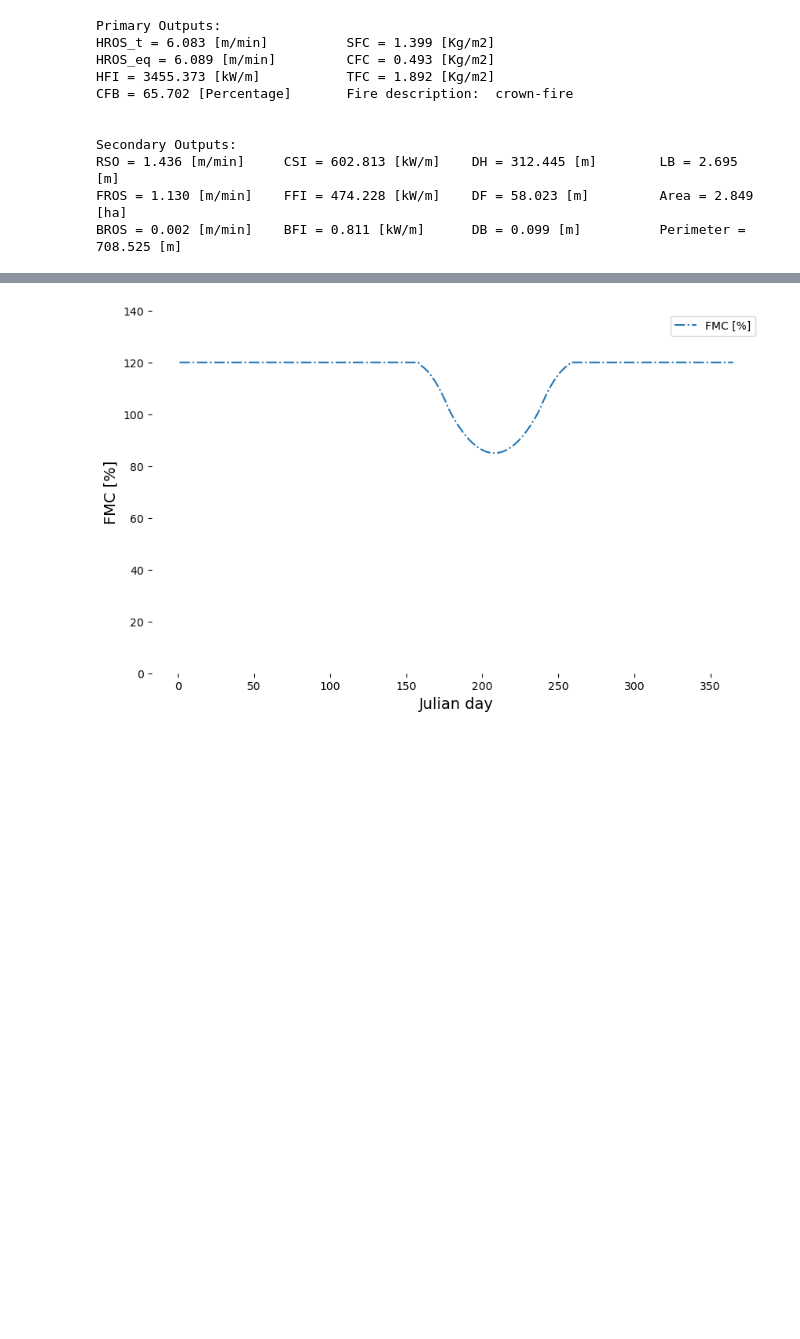
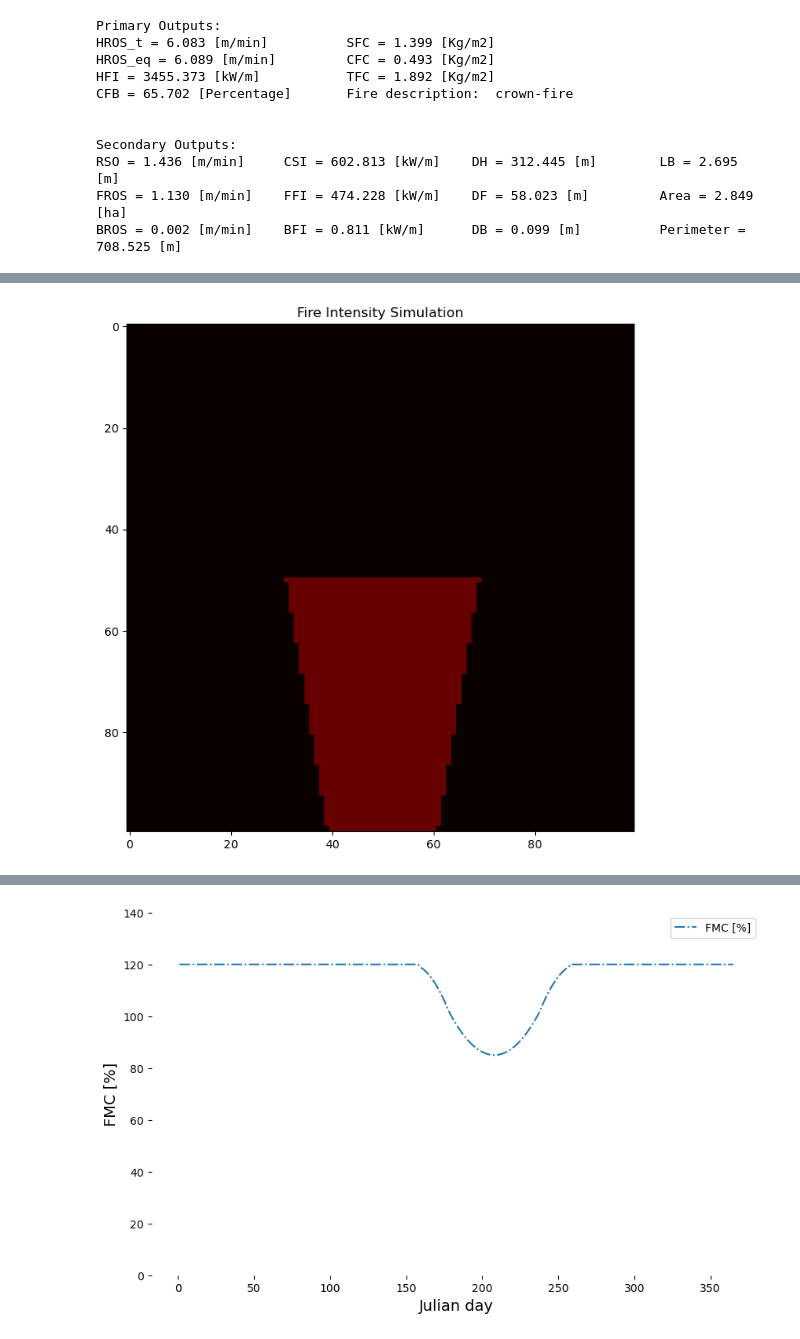
Before and after one commit to Sigggma/c2f-python, a Jupyter notebook: test python preliminar/main.ipynb, the cells around one changed output, grey strips where cells are left out. Saved outputs shown, nothing was run; the diff lists cells and outputs as text; code cells hidden in the pictures; blank space fills up the shorter version.

```diff
--- a/test python preliminar/main.ipynb
+++ b/test python preliminar/main.ipynb
@@ -688,0 +977,59 @@ FloatSlider(value=1.0, continuous_update=False, description='Intensity:', max=2.
+# %%
+import numpy as np
+import matplotlib.pyplot as plt
+from matplotlib import animation, rc
+from IPython.display import HTML
+
+# Tamaño de la cuadrícula para la simulación
+grid_size = 100
+
+# Inicialización de la cuadrícula de intensidad del fuego
+fire_grid = np.zeros((grid_size, grid_size))
+
+# Punto de inicio del fuego, utilizando el centro de la cuadrícula
+fire_start = (grid_size // 2, grid_size // 2)
+fire_grid[fire_start] = 3455.373  # HFI
+
+# Tasas de propagación [m/min] convertidas a índices de cuadrícula por paso de tiempo
+# Suponiendo que cada unidad de cuadrícula representa 1 metro y cada paso de tiempo es 1 minuto
+# Para simplificar, consideraremos la tasa de propagación como la cantidad de celdas afectadas por minuto
+hros_steps = int(6.083)  # HROS convertido a pasos de cuadrícula
+fros_steps = int(1.130)  # FROS convertido a pasos de cuadrícula
+bros_steps = int(0.002)  # BROS convertido a pasos de cuadrícula, que es prácticamente 0 y puede ignorarse para la visualización
+
+# Función para simular la propagación del fuego
+def simulate_fire_propagation(step, fire_grid, hros_steps, fros_steps):
+    new_fire_grid = np.copy(fire_grid)
+    for i in range(grid_size):
+        for j in range(grid_size):
+            if fire_grid[i, j] > 0:
+                # Propagar hacia adelante basado en HROS
+                for h_step in range(1, hros_steps + 1):
+                    if i + h_step < grid_size:
+                        new_fire_grid[i + h_step, j] = 3455.373  # HFI
+                # Propagar hacia los lados basado en FROS
+                for f_step in range(1, fros_steps + 1):
+                    if j + f_step < grid_size:
+                        new_fire_grid[i, j + f_step] = 474.228  # FFI
+                    if j - f_step >= 0:
+                        new_fire_grid[i, j - f_step] = 474.228  # FFI
+    return new_fire_grid
+
+# Función para actualizar el gráfico
+def update_plot(frame, fire_grid, hros_steps, fros_steps):
+    global grid
+    if frame > 0:  # Ignora el primer frame para mantener el punto de inicio visible
+        grid = simulate_fire_propagation(frame, grid, hros_steps, fros_steps)
+    plt.imshow(grid, cmap='hot', interpolation='nearest', vmin=0, vmax=3455.373)
+    plt.title('Fire Intensity Simulation')
+
+# Configuración de la animación
+fig, ax = plt.subplots(figsize=(8, 8))
+grid = np.copy(fire_grid)
+ani = animation.FuncAnimation(fig, update_plot, fargs=(fire_grid, hros_steps, fros_steps),
+                              frames=20, interval=200, repeat=False)
+
+# Para visualizar en Jupyter Notebook
+rc('animation', html='jshtml')
+HTML(ani.to_jshtml())
+# %% [output]
@@ -688,0 +1037 @@ FloatSlider(value=1.0, continuous_update=False, description='Intensity:', max=2.
+[figure, added]
```
Also changed, not shown: parts of 12 cells of this notebook.
